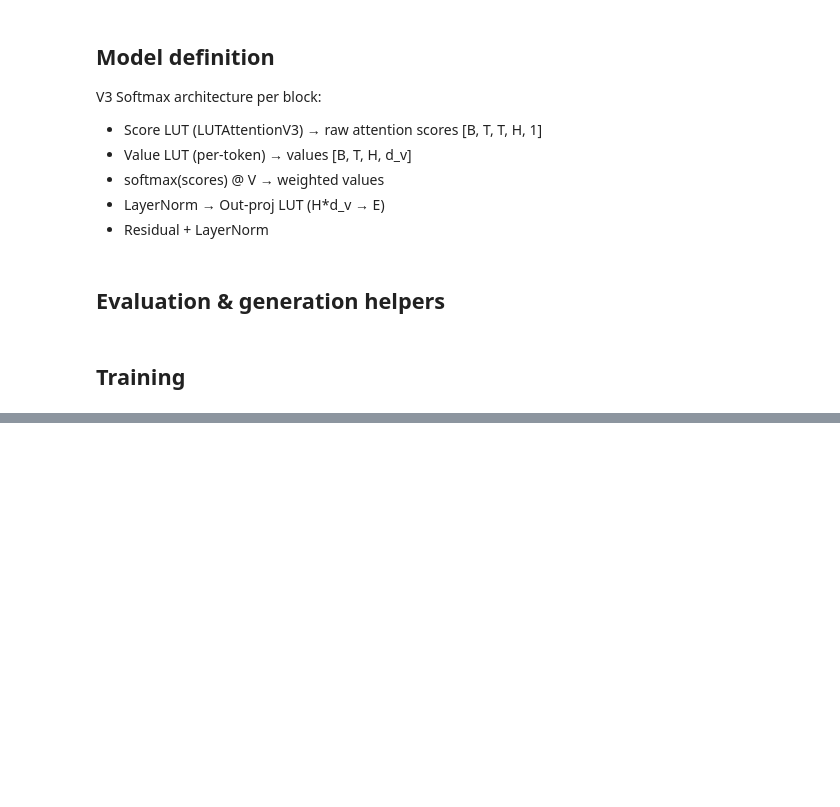
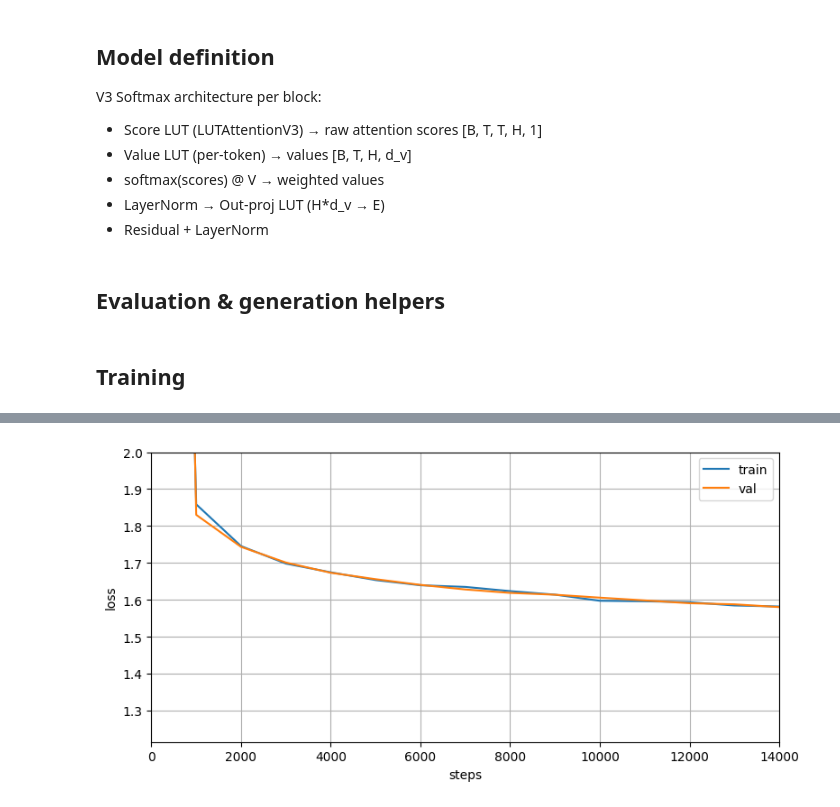
Before and after one commit to anatoli-starostin/spiky, a Jupyter notebook: workbooks/lutorch_transformer_v3.ipynb, the cells around one changed output, grey strips where cells are left out. Cells and saved outputs as stored; diff of their text form; code cells hidden in the pictures; blank space fills up the shorter version.

```diff
--- a/workbooks/lutorch_transformer_v3.ipynb
+++ b/workbooks/lutorch_transformer_v3.ipynb
@@ -253,0 +661,18 @@ print(f"Final val loss: {val_losses[-1]:.4f}")
+# %%
+import matplotlib.pyplot as plt
+
+plt.figure(figsize=(8, 4))
+plt.plot(val_steps, train_losses, label='train')
+plt.plot(val_steps, val_losses, label='val')
+plt.xlabel('steps')
+plt.ylabel('loss')
+plt.legend()
+plt.ylim(top=2.0)
+plt.xlim(left=0.0, right=14000.0)
+plt.grid(True)
+plt.tight_layout()
+plt.show()
+
+print(f"Final val loss: {val_losses[-1]:.4f}")
+# %% [output]
+[figure, added]
```
Also changed, not shown: parts of 13 cells of this notebook, 1 other file.
